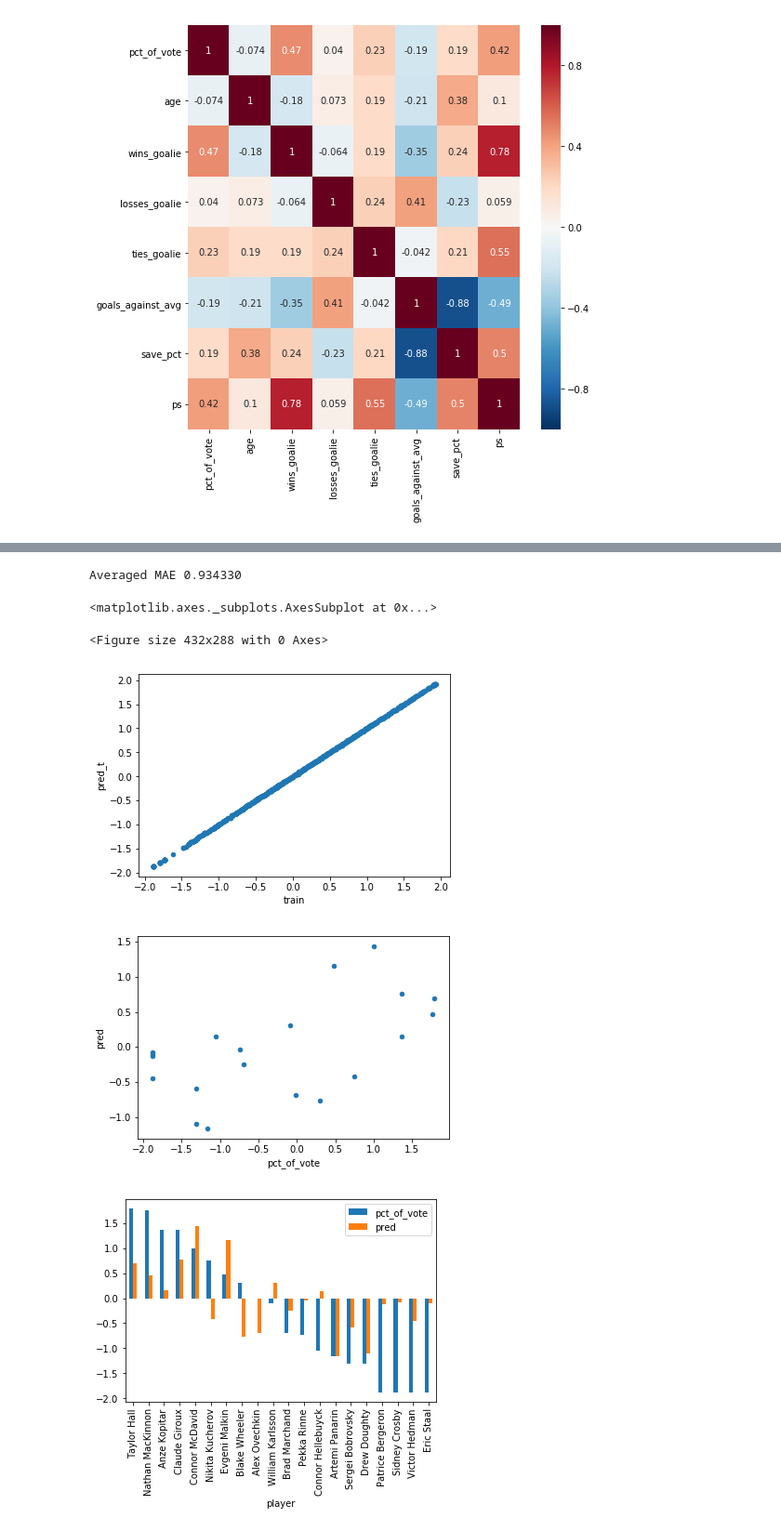
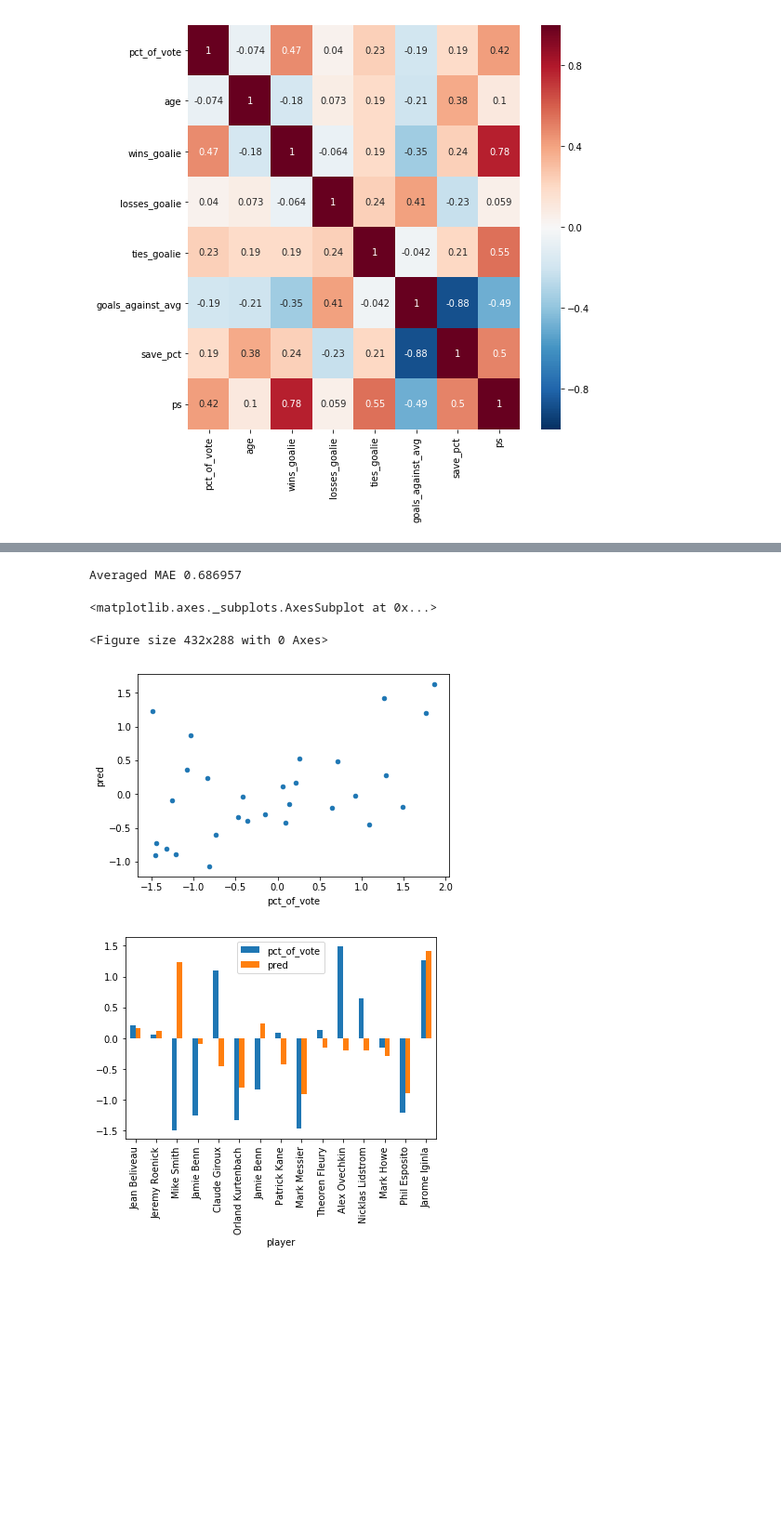
Before and after one commit to dbz10/NHL-Player-Awards, a Jupyter notebook: NHL MVP prediction.ipynb, the cells around one changed output, grey strips where cells are left out. Shown at 93% size. Drawn from its saved outputs; the diff is of its cells as text; code cells hidden in the pictures; blank space fills up the shorter version.

Commit message:
blend

```diff
--- a/NHL MVP prediction.ipynb
+++ b/NHL MVP prediction.ipynb
@@ -138,10 +131,11 @@ def pos_combine(name):
     return ""
 
 full_data["pos"] = full_data["pos"].apply(pos_combine)
+full_data = full_data[full_data["pct_of_vote"]>1]
 full_data["pct_of_vote"] = np.log(full_data["pct_of_vote"])
 
 skaters = full_data[full_data['pos']!='G']
 goalies = full_data[full_data['pos']=='G']
 
-full_data.describe()
+full_data.tail(20)
 # %% [output]
@@ -325,64 +428,41 @@ SVR Regressor: 0.930034
 # %%
-# look at the results a little bit, from the forest model
+# train the ensemble
+ensemble.fit(lvl1_predictions,y_holdout)
 
 
+# prepare input predictions for blender
+x_test_lvl2 = pd.DataFrame(columns = {"rf","xgb","svr","et","mlp"})
+
+x_test_lvl2["rf"] = forest_model.predict(x_test)
+x_test_lvl2["xgb"] = xgb_model.predict(x_test)
+x_test_lvl2["svr"] = svr_model.predict(x_test)
+x_test_lvl2["et"] = etrees_model.predict(x_test)
+x_test_lvl2["mlp"] = mlp_model.predict(x_test)
 
 
-# ensembling, baby!
+lvl2_prediction = ensemble.predict(x_test_lvl2)
 
 
-# possible to average the models together with different weights to produce a better result?
-# that would just be linear regression
-from sklearn.linear_model import LinearRegression
+print("Averaged MAE %f" % mean_absolute_error(lvl2_prediction,y_test))
 
-
-
-ensemble_fitting = XGBRegressor(criterion='mse')
-
-
-base_in = pd.DataFrame(columns = {"rf","xgb","svr","et","mlp"})
-
-base_in["rf"] = forest_model.predict(x_train)
-base_in["xgb"] = xgb_model.predict(x_train)
-base_in["svr"] = svr_model.predict(x_train)
-base_in["et"] = etrees_model.predict(x_train)
-base_in["mlp"] = mlp_model.predict(x_train)
-
-base_test = pd.DataFrame(columns = {"rf","xgb","svr","et","mlp"})
-
-base_test["rf"] = forest_model.predict(x_test)
-base_test["xgb"] = xgb_model.predict(x_test)
-base_test["svr"] = svr_model.predict(x_test)
-base_test["et"] = etrees_model.predict(x_test)
-base_test["mlp"] = mlp_model.predict(x_test)
-
-
-ensemble_fitting.fit(base_in,y_train)
-
-lvl1_prediction = ensemble_fitting.predict(base_test)
-
-
-print("Averaged MAE %f" % mean_absolute_error(lvl1_prediction,y_test))
-
-test_with_names["pred"] = lvl1_prediction
-train_with_names["pred_t"] = ensemble_fitting.predict(base_in)
+test_with_names["pred"] = lvl2_prediction
+# train_with_names["pred_t"] = lvl2_prediction
 train_with_names["train"] = y_train
 # test_with_names.nlargest(15,'pct_of_vote').plot.bar(x='player')
 
 fig = plt.figure()
 
 
-train_with_names.plot.scatter(x='train',y='pred_t')
+# train_with_names.plot.scatter(x='train',y='pred_t')
 
 test_with_names.plot.scatter(x='pct_of_vote',y='pred')
 
-test_with_names.plot.bar(x='player')
+test_with_names.sample(15).plot.bar(x='player')
 
-# test_with_names.sample(10)
+# life is hard
 # %% [output]
-Averaged MAE 0.934330
+Averaged MAE 0.686957
 <matplotlib.axes._subplots.AxesSubplot at 0x...>
 <Figure size 432x288 with 0 Axes>
-[figure, old version]
+[figure, new version]
-[figure, old version]
+[figure, new version]
-[figure, removed]
```
Also changed, not shown: parts of 8 cells of this notebook, 1 other file.
